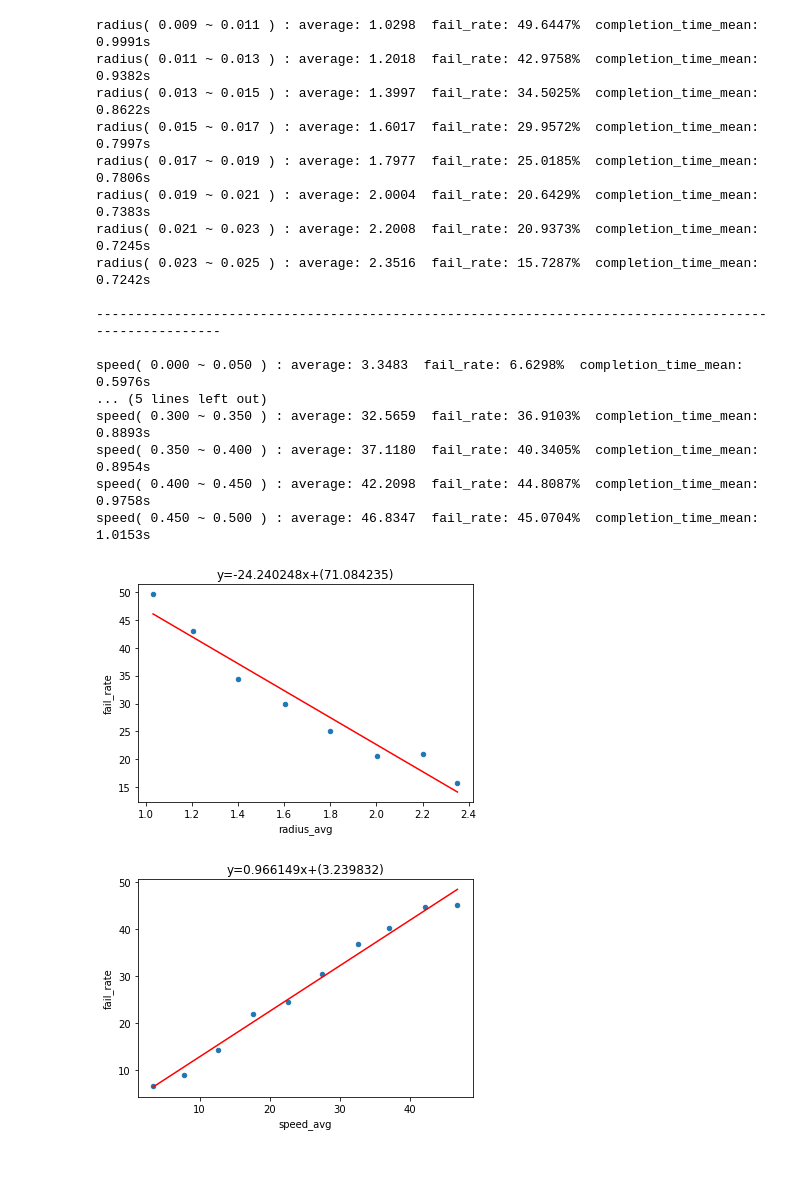
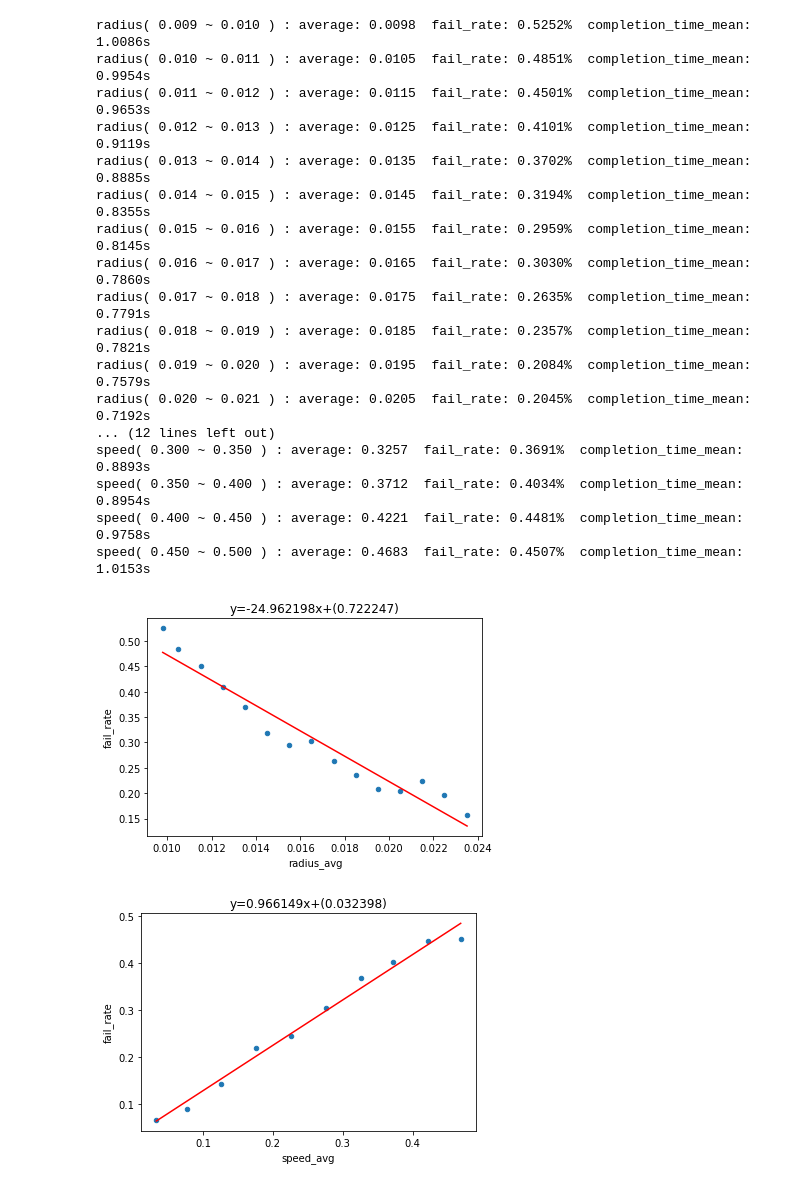
Before and after one commit to SWCapstoneProject/Adversarial_PointAndClick, a Jupyter notebook: correlation.ipynb, the cells around one changed output. Saved outputs shown, nothing was run; the diff lists cells and outputs as text; code cells hidden in the pictures.

```diff
--- a/correlation.ipynb
+++ b/correlation.ipynb
@@ -4,12 +4,15 @@ import numpy as np
 import matplotlib.pyplot as plt
 import seaborn as sns
 # %%
+# click data read from csv
 prof_click_datas = pd.read_csv('./trajectory/trajectory_prof.csv')
+prof2_datas = pd.read_csv('./trajectory/prof2.csv')
 my_click_datas = pd.read_csv('./trajectory/trajectory_my_agent.csv')
 opponent_click_datas = pd.read_csv('./trajectory/trajectory_opponent.csv')
-moter_noise_improved_datas = pd.read_csv('./trajectory/trajectory_improve_click.csv')
-visual_perception_improved_datas = pd.read_csv('./trajectory/trajectory_improve_perception.csv')
+improved_decision_making_datas = pd.read_csv('./trajectory/trajectory_improved_Decision_making.csv')
+improved_motor_execution_datas = pd.read_csv('./trajectory/trajectory_improved_Motor_execution.csv')
 # %%
+# click data로부터 target radius, target speed binnig 을 위한 data 추출
 def extract_data(click_datas, do_print):
     click_datas.head()
 
@@ -21,24 +24,21 @@ def extract_data(click_datas, do_print):
     user0 = user0.reset_index(drop=True)
     user0
 
-#     user0.target_radius.min()
-
-#     user0.target_radius.max()
 
     radius_avg = []
     fail_rate_r = []
     complete_time_r = []
     radius_start = 0.009
-    radius_range = 0.002
+    radius_range = 0.001
 
-    for i in range(8):
+    for i in range(15):
         radius = user0
         radius = radius[radius.target_radius >= radius_start]
         radius = radius[radius.target_radius < radius_start + radius_range]
         radius = radius.reset_index(drop=True)
 
-        radius_avg.append(radius['target_radius'].mean()*100)
-        fail_rate_r.append(100.0 - radius['click_success'].mean()*100)
+        radius_avg.append(radius['target_radius'].mean())
+        fail_rate_r.append(1.0 - radius['click_success'].mean())
         complete_time_r.append(radius['time'].mean())
 
         print('radius( {0:0.3f} ~ {1:0.3f} ) : average: {2:0.4f}  fail_rate: {3:0.4f}%  completion_time_mean: {4:0.4f}s'.format(radius_start, radius_start + radius_range, radius_avg[i] ,fail_rate_r[i], complete_time_r[i]))
@@ -48,9 +48,6 @@ def extract_data(click_datas, do_print):
                                  'fail_rate': fail_rate_r,
                                    'complete_time': complete_time_r})
 
-#     user0.target_speed.min()
-
-#     user0.target_speed.max()
 
     print('\n------------------------------------------------------------------------------------------------------\n')
 
@@ -66,8 +63,8 @@ def extract_data(click_datas, do_print):
         speed = speed[speed.target_speed < speed_start + speed_range]
         speed = speed.reset_index(drop=True)
 
-        speed_avg.append(speed['target_speed'].mean()*100)
-        fail_rate_s.append(100.0 - speed['click_success'].mean()*100)
+        speed_avg.append(speed['target_speed'].mean())
+        fail_rate_s.append(1.0 - speed['click_success'].mean())
         complete_time_s.append(speed['time'].mean())
 
         print('speed( {0:0.3f} ~ {1:0.3f} ) : average: {2:0.4f}  fail_rate: {3:0.4f}%  completion_time_mean: {4:0.4f}s'.format(speed_start, speed_start + speed_range, speed_avg[i] ,fail_rate_s[i], complete_time_s[i]))
@@ -220,22 +143,23 @@ def print_corr_graph(first_str, first_corr, second_str, second_corr):
 # %%
 prof_corr = extract_data(prof_click_datas, True)
+prof2_corr = extract_data(prof2_datas, True)
 # %% [output]
-radius( 0.009 ~ 0.011 ) : average: 1.0298  fail_rate: 49.6447%  completion_time_mean: 0.9991s
-radius( 0.011 ~ 0.013 ) : average: 1.2018  fail_rate: 42.9758%  completion_time_mean: 0.9382s
-radius( 0.013 ~ 0.015 ) : average: 1.3997  fail_rate: 34.5025%  completion_time_mean: 0.8622s
-radius( 0.015 ~ 0.017 ) : average: 1.6017  fail_rate: 29.9572%  completion_time_mean: 0.7997s
-radius( 0.017 ~ 0.019 ) : average: 1.7977  fail_rate: 25.0185%  completion_time_mean: 0.7806s
-radius( 0.019 ~ 0.021 ) : average: 2.0004  fail_rate: 20.6429%  completion_time_mean: 0.7383s
-radius( 0.021 ~ 0.023 ) : average: 2.2008  fail_rate: 20.9373%  completion_time_mean: 0.7245s
-radius( 0.023 ~ 0.025 ) : average: 2.3516  fail_rate: 15.7287%  completion_time_mean: 0.7242s
-
-------------------------------------------------------------------------------------------------------
-
-speed( 0.000 ~ 0.050 ) : average: 3.3483  fail_rate: 6.6298%  completion_time_mean: 0.5976s
-... (5 lines left out)
-speed( 0.300 ~ 0.350 ) : average: 32.5659  fail_rate: 36.9103%  completion_time_mean: 0.8893s
-speed( 0.350 ~ 0.400 ) : average: 37.1180  fail_rate: 40.3405%  completion_time_mean: 0.8954s
-speed( 0.400 ~ 0.450 ) : average: 42.2098  fail_rate: 44.8087%  completion_time_mean: 0.9758s
-speed( 0.450 ~ 0.500 ) : average: 46.8347  fail_rate: 45.0704%  completion_time_mean: 1.0153s
+radius( 0.009 ~ 0.010 ) : average: 0.0098  fail_rate: 0.5252%  completion_time_mean: 1.0086s
+radius( 0.010 ~ 0.011 ) : average: 0.0105  fail_rate: 0.4851%  completion_time_mean: 0.9954s
+radius( 0.011 ~ 0.012 ) : average: 0.0115  fail_rate: 0.4501%  completion_time_mean: 0.9653s
+radius( 0.012 ~ 0.013 ) : average: 0.0125  fail_rate: 0.4101%  completion_time_mean: 0.9119s
+radius( 0.013 ~ 0.014 ) : average: 0.0135  fail_rate: 0.3702%  completion_time_mean: 0.8885s
+radius( 0.014 ~ 0.015 ) : average: 0.0145  fail_rate: 0.3194%  completion_time_mean: 0.8355s
+radius( 0.015 ~ 0.016 ) : average: 0.0155  fail_rate: 0.2959%  completion_time_mean: 0.8145s
+radius( 0.016 ~ 0.017 ) : average: 0.0165  fail_rate: 0.3030%  completion_time_mean: 0.7860s
+radius( 0.017 ~ 0.018 ) : average: 0.0175  fail_rate: 0.2635%  completion_time_mean: 0.7791s
+radius( 0.018 ~ 0.019 ) : average: 0.0185  fail_rate: 0.2357%  completion_time_mean: 0.7821s
+radius( 0.019 ~ 0.020 ) : average: 0.0195  fail_rate: 0.2084%  completion_time_mean: 0.7579s
+radius( 0.020 ~ 0.021 ) : average: 0.0205  fail_rate: 0.2045%  completion_time_mean: 0.7192s
+... (12 lines left out)
+speed( 0.300 ~ 0.350 ) : average: 0.3257  fail_rate: 0.3691%  completion_time_mean: 0.8893s
+speed( 0.350 ~ 0.400 ) : average: 0.3712  fail_rate: 0.4034%  completion_time_mean: 0.8954s
+speed( 0.400 ~ 0.450 ) : average: 0.4221  fail_rate: 0.4481%  completion_time_mean: 0.9758s
+speed( 0.450 ~ 0.500 ) : average: 0.4683  fail_rate: 0.4507%  completion_time_mean: 1.0153s
-[figure, old version]
+[figure, new version]
-[figure, old version]
+[figure, new version]
```
Also changed, not shown: parts of 16 cells of this notebook, 6 other files.
